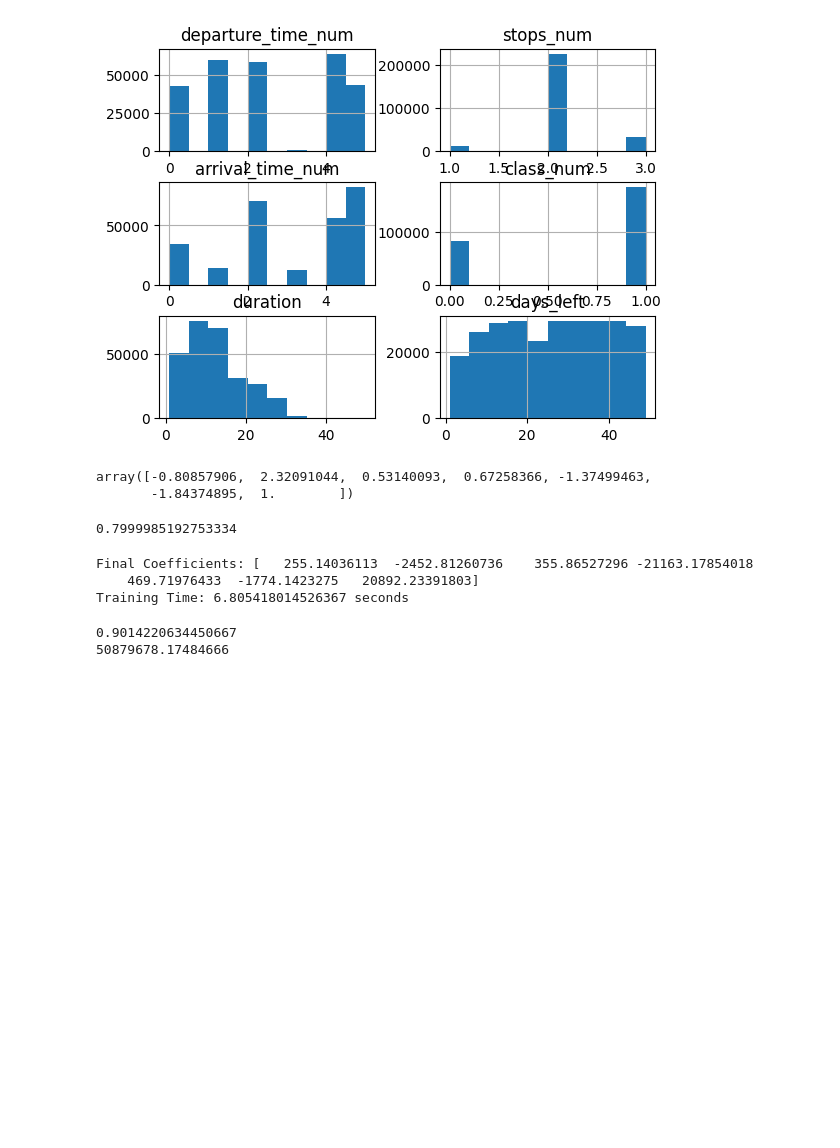
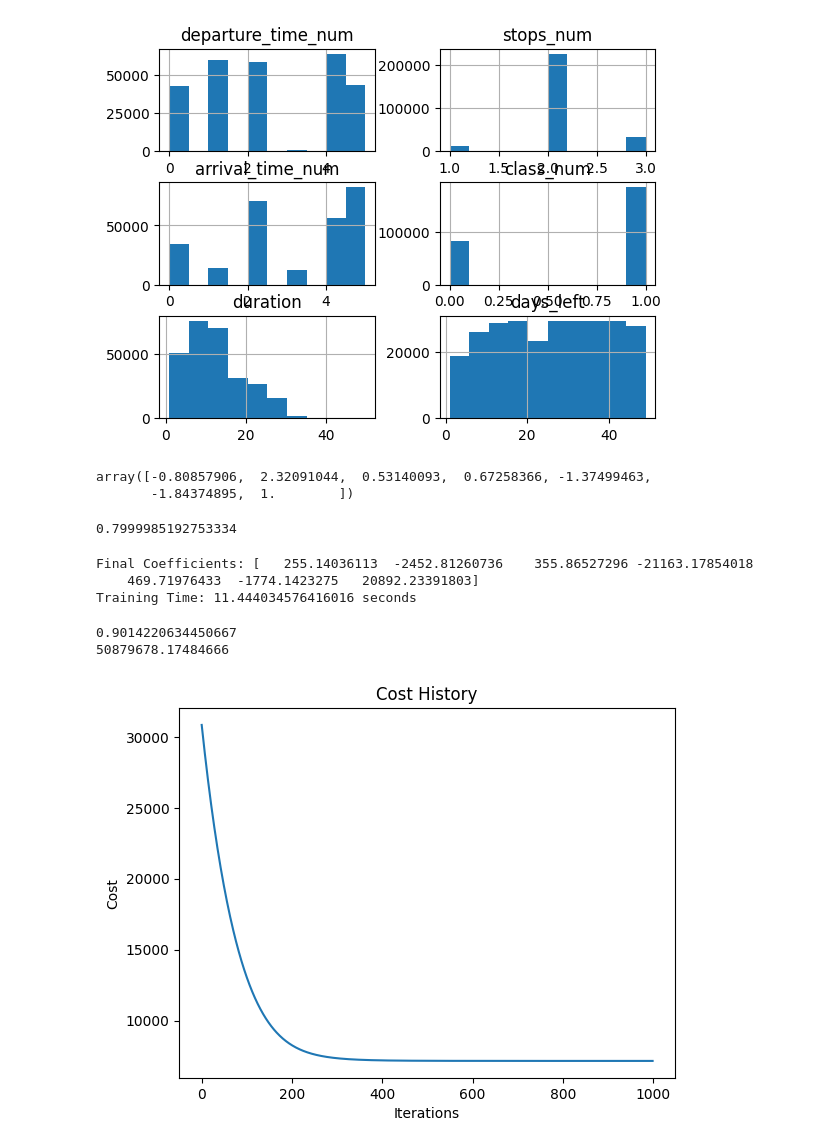
Before and after one commit to UIAI-4021/search-ahr, a Jupyter notebook: regression/reg.ipynb, the cells around one changed output. Drawn from its saved outputs; the diff is of its cells as text; code cells hidden in the pictures; blank space fills up the shorter version.

Commit message:
add cost (error) to fit() and plot it

```diff
--- a/regression/reg.ipynb
+++ b/regression/reg.ipynb
@@ -132,7 +132,8 @@ class Regression:
         self.learning_rate = learning_rate
         self.num_iterations = num_iterations
         self.coefficients = None
-
+        self.coefficients = None
+        self.cost_history = []
 
     def fit(self, X, Y):
 
@@ -147,6 +148,9 @@ class Regression:
             gradient = np.dot(X.T, errors) / len(Y)
             self.coefficients -= self.learning_rate * gradient
 
+            rmse = np.sqrt(np.mean((predictions - Y) ** 2))
+            self.cost_history.append(rmse)
+
 
     def predict(self, X):
         if self.coefficients is None:
@@ -163,7 +167,7 @@ print(f"Training Time: {training_time} seconds")
 # %% [output]
 Final Coefficients: [   255.14036113  -2452.81260736    355.86527296 -21163.17854018
     469.71976433  -1774.1423275   20892.23391803]
-Training Time: 6.805418014526367 seconds
+Training Time: 11.444034576416016 seconds
 # %%
 test_y_ = model.predict(X_test)
 from sklearn.metrics import r2_score
@@ -173,3 +177,11 @@ print(mean_squared_error(Y_test, test_y_))
 # %% [output]
 0.9014220634450667
 50879678.17484666
+# %%
+plt.plot(range(model.num_iterations), model.cost_history)
+plt.xlabel("Iterations")
+plt.ylabel("Cost")
+plt.title("Cost History")
+plt.show()
+# %% [output]
+[figure, added]
```
